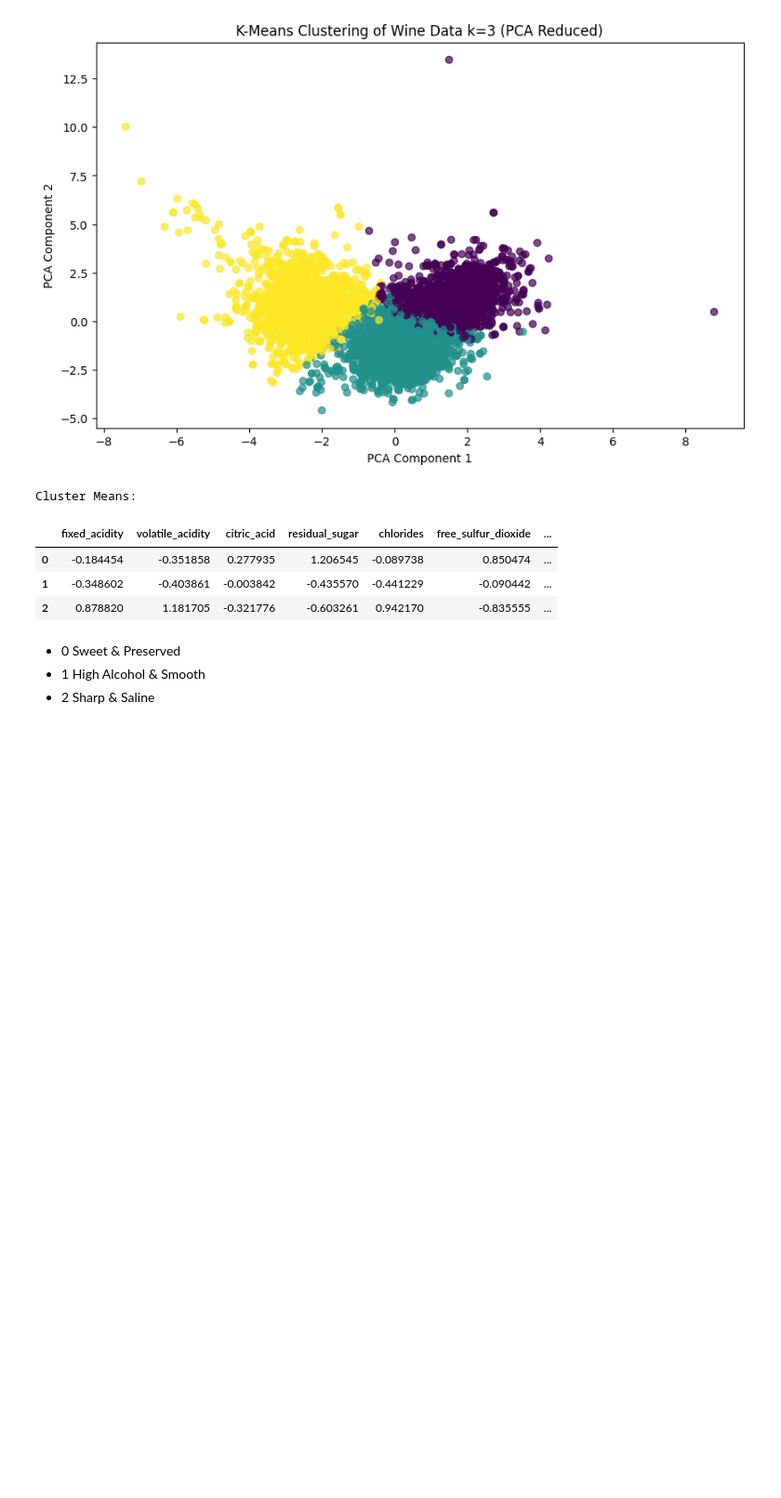
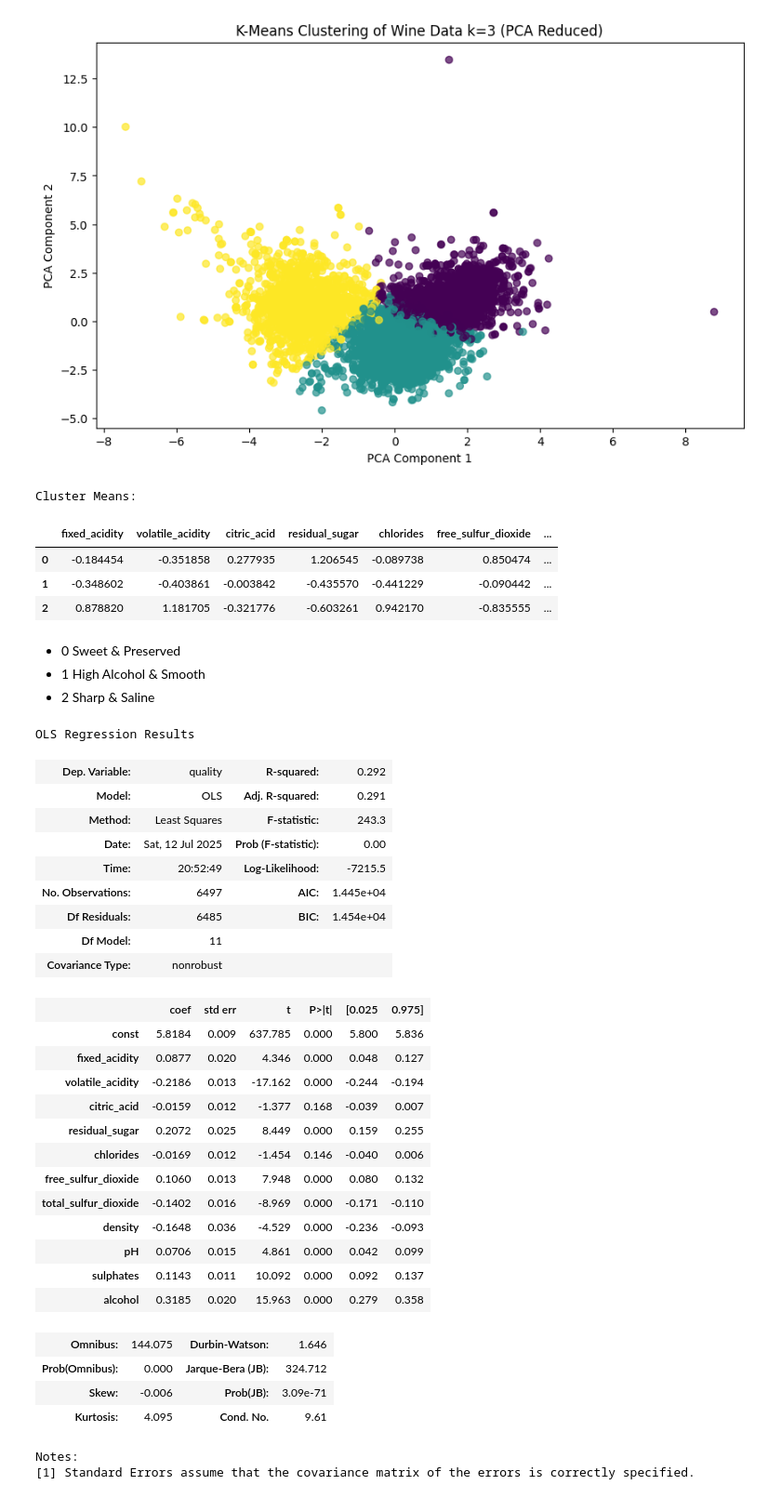
Before and after one commit to 2T1F/wine, a Jupyter notebook: explore.ipynb, the cells around one changed output. Shown: that part at 93% size. Saved outputs shown, nothing was run; the diff lists cells and outputs as text; code cells hidden in the pictures; blank space fills up the shorter version.

```diff
--- a/explore.ipynb
+++ b/explore.ipynb
@@ -189,0 +201,32 @@ Cluster Means:
+# %%
+results.summary()
+# %% [output]
+OLS Regression Results
+| Dep. Variable: | quality | R-squared: | 0.292 |
+| Model: | OLS | Adj. R-squared: | 0.291 |
+| Method: | Least Squares | F-statistic: | 243.3 |
+| Date: | Sat, 12 Jul 2025 | Prob (F-statistic): | 0.00 |
+| Time: | 20:52:49 | Log-Likelihood: | -7215.5 |
+| No. Observations: | 6497 | AIC: | 1.445e+04 |
+| Df Residuals: | 6485 | BIC: | 1.454e+04 |
+| Df Model: | 11 |  |  |
+| Covariance Type: | nonrobust |  |  |
+|  | coef | std err | t | P>|t| | [0.025 | 0.975] |
+| const | 5.8184 | 0.009 | 637.785 | 0.000 | 5.800 | 5.836 |
+| fixed_acidity | 0.0877 | 0.020 | 4.346 | 0.000 | 0.048 | 0.127 |
+| volatile_acidity | -0.2186 | 0.013 | -17.162 | 0.000 | -0.244 | -0.194 |
+| citric_acid | -0.0159 | 0.012 | -1.377 | 0.168 | -0.039 | 0.007 |
+| residual_sugar | 0.2072 | 0.025 | 8.449 | 0.000 | 0.159 | 0.255 |
+| chlorides | -0.0169 | 0.012 | -1.454 | 0.146 | -0.040 | 0.006 |
+| free_sulfur_dioxide | 0.1060 | 0.013 | 7.948 | 0.000 | 0.080 | 0.132 |
+| total_sulfur_dioxide | -0.1402 | 0.016 | -8.969 | 0.000 | -0.171 | -0.110 |
+| density | -0.1648 | 0.036 | -4.529 | 0.000 | -0.236 | -0.093 |
+| pH | 0.0706 | 0.015 | 4.861 | 0.000 | 0.042 | 0.099 |
+| sulphates | 0.1143 | 0.011 | 10.092 | 0.000 | 0.092 | 0.137 |
+| alcohol | 0.3185 | 0.020 | 15.963 | 0.000 | 0.279 | 0.358 |
+| Omnibus: | 144.075 | Durbin-Watson: | 1.646 |
+| Prob(Omnibus): | 0.000 | Jarque-Bera (JB): | 324.712 |
+| Skew: | -0.006 | Prob(JB): | 3.09e-71 |
+| Kurtosis: | 4.095 | Cond. No. | 9.61 |
+Notes:
+[1] Standard Errors assume that the covariance matrix of the errors is correctly specified.
```
Also changed, not shown: parts of 10 cells of this notebook, 1 other file.
